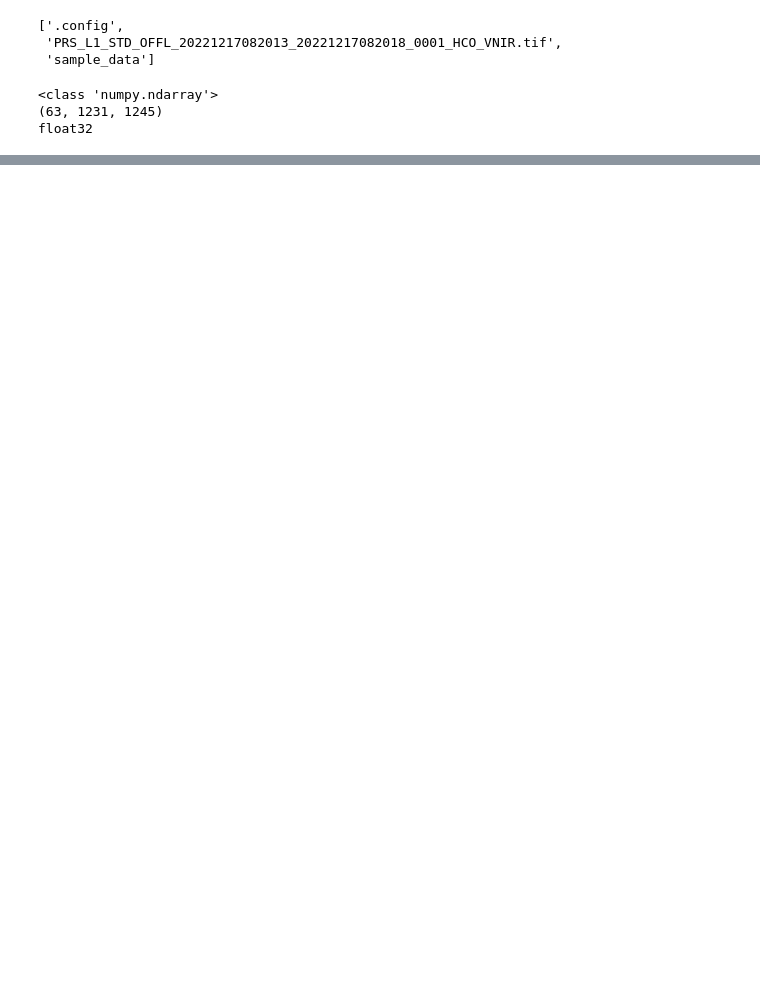
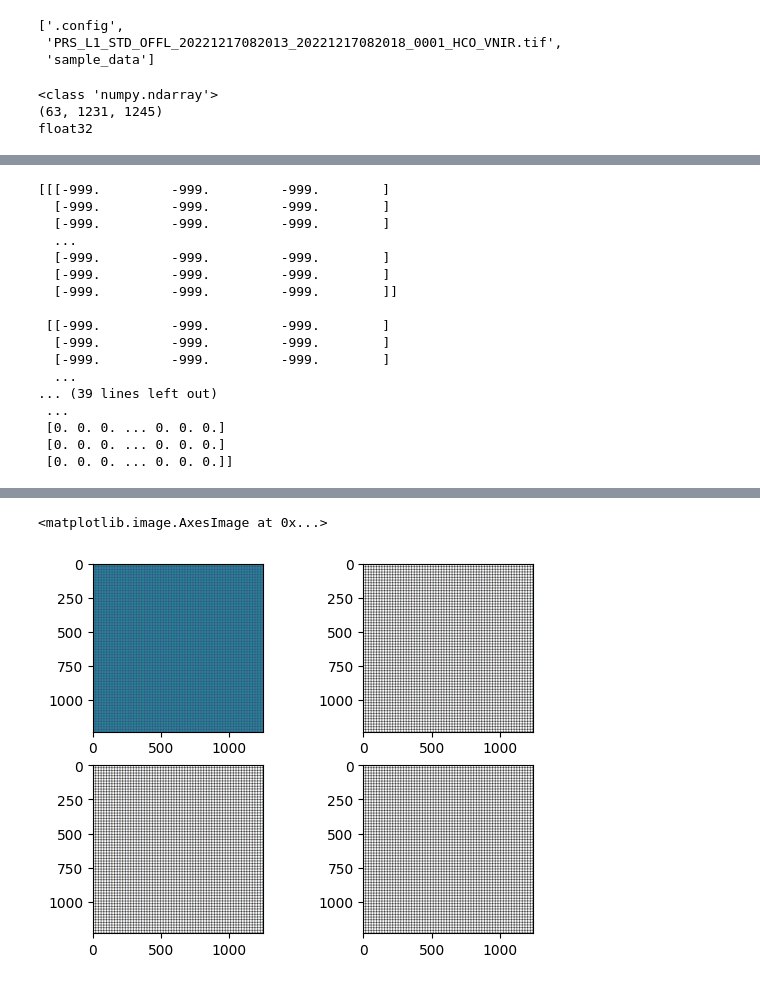
Before and after one commit to ma850419/FlexibleNet, a Jupyter notebook: Welcome_To_Colaboratory.ipynb, the cells around one changed output, grey strips where cells are left out. Drawn from its saved outputs; the diff is of its cells as text; code cells hidden in the pictures; blank space fills up the shorter version.

```diff
--- a/Welcome_To_Colaboratory.ipynb
+++ b/Welcome_To_Colaboratory.ipynb
@@ -24,0 +94,23 @@ float32
+# %%
+import matplotlib.pyplot as plt
+#print(clustered.shape, clustered1.shape)
+clustered2 = np.zeros((1231,1245))
+image1=image.reshape(1231,1245,63)
+clustered3 = np.zeros((1231,1245,3))
+clustered3[:,:,0]=image1[:,:,60]
+clustered3[:,:,1]=image1[:,:,35]
+clustered3[:,:,2]=image1[:,:,20]
+print(clustered3, clustered2)
+clustered2 = clustered1.reshape(1231,1245)
+f, axarr = plt.subplots(2,2)
+axarr[0,0].imshow(clustered2)
+axarr[0,1].imshow(clustered3)
+clustered3[:,:,0]=image1[:,:,50]
+clustered3[:,:,1]=image1[:,:,30]
+clustered3[:,:,2]=image1[:,:,15]
+axarr[1,0].imshow(clustered3)
+clustered3[:,:,0]=image1[:,:,30]
+clustered3[:,:,1]=image1[:,:,20]
+clustered3[:,:,2]=image1[:,:,10]
+axarr[1,1].imshow(clustered3)
+# %% [output]
@@ -24,0 +118,17 @@ float32
+[[[-999.         -999.         -999.        ]
+  [-999.         -999.         -999.        ]
+  [-999.         -999.         -999.        ]
+  ...
+  [-999.         -999.         -999.        ]
+  [-999.         -999.         -999.        ]
+  [-999.         -999.         -999.        ]]
+
+ [[-999.         -999.         -999.        ]
+  [-999.         -999.         -999.        ]
+  [-999.         -999.         -999.        ]
+  ...
+... (39 lines left out)
+ ...
+ [0. 0. 0. ... 0. 0. 0.]
+ [0. 0. 0. ... 0. 0. 0.]
+ [0. 0. 0. ... 0. 0. 0.]]
@@ -24,0 +137,2 @@ float32
+<matplotlib.image.AxesImage at 0x...>
+[figure, added]
```
Also changed, not shown: parts of 5 cells of this notebook.
